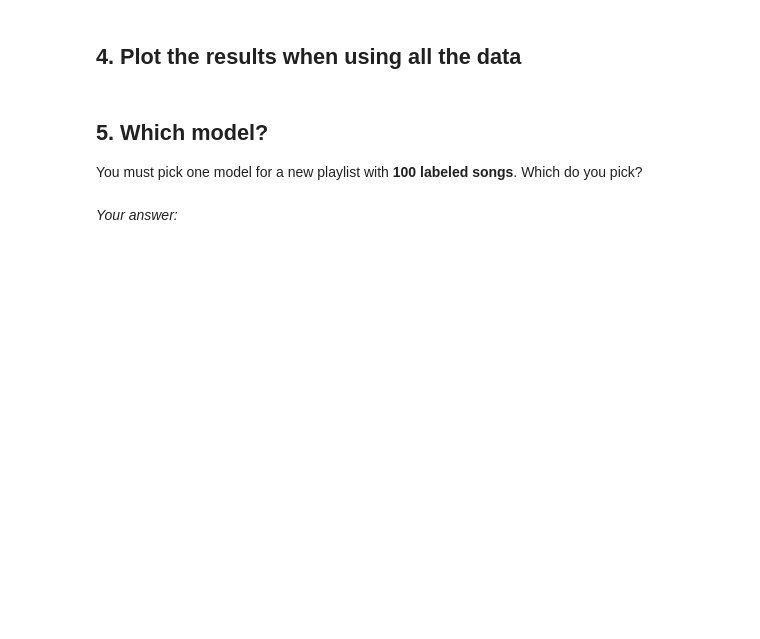
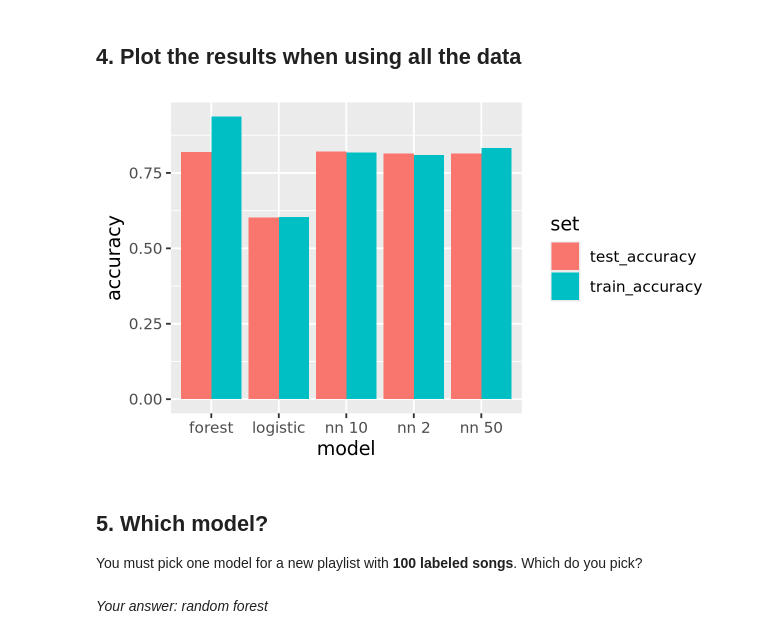
Before and after one commit to jleet-unc/512codespace, a Jupyter notebook: exercises/16-nn-exercise.ipynb, the cells around one changed output. Cells and saved outputs as stored; diff of their text form; code cells hidden in the pictures; blank space fills up the shorter version.

```diff
--- a/exercises/16-nn-exercise.ipynb
+++ b/exercises/16-nn-exercise.ipynb
@@ -108,3 +130,7 @@ Pick a visualization for the output and make the chart below. Write the code by
 ## 3. More data
 
 Run `compare_models()` again, with all of `train` (about 5,500 songs).
+# %%
+results_all = compare_models(train)
+
+results_all
@@ -117,9 +150,21 @@ Run `compare_models()` again, with all of `train` (about 5,500 songs).
 ## 4. Plot the results when using all the data
 # %%
 # Chart code goes here
+
+results_all_long <- results_all |>
+    pivot_longer(
+        cols = c(train_accuracy, test_accuracy),
+        names_to = 'set',
+        values_to = 'accuracy'
+    )
+
+ggplot(results_all_long, aes(x = model, y = accuracy, fill = set)) +
+    geom_col(position = 'dodge')
+# %% [output]
+[figure, added]
 # %% [markdown]
 ## 5. Which model?
 
 You must pick one model for a new playlist with **100 labeled songs**. Which do you pick?
 # %% [markdown]
-*Your answer:*
+*Your answer: random forest*
```
Also changed, not shown: parts of 4 cells of this notebook.
